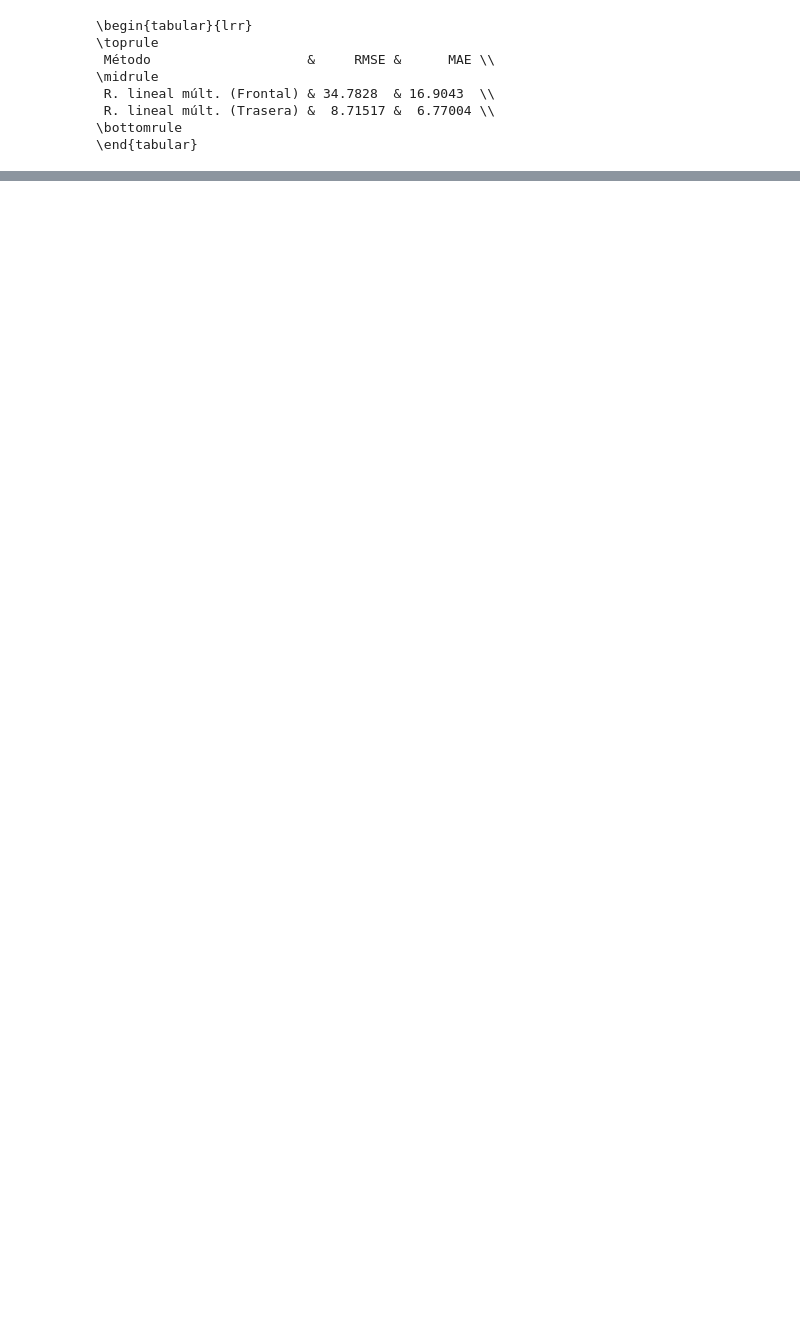
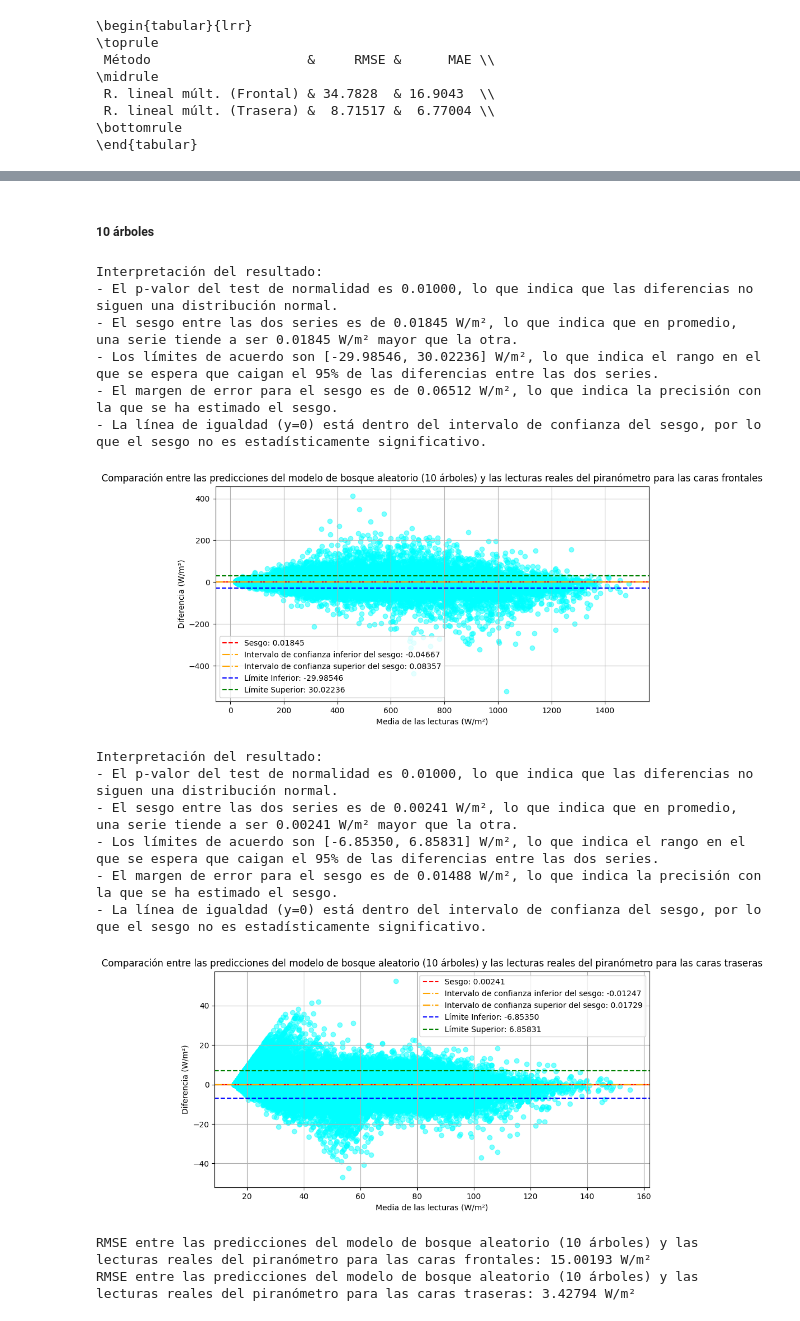
Before and after one commit to jcv00036/extracurriculares_simidat_scripts, a Jupyter notebook: cuadernos/estudio_variables.ipynb, the cells around one changed output, grey strips where cells are left out. Cells and saved outputs as stored; diff of their text form; code cells hidden in the pictures; blank space fills up the shorter version.

```diff
--- a/cuadernos/estudio_variables.ipynb
+++ b/cuadernos/estudio_variables.ipynb
@@ -9,6 +11,7 @@ import pandas as pd
 from scipy.stats import linregress                  # Para el análisis de regresión lineal
 from sklearn.linear_model import LinearRegression   # Para la regresión lineal múltiple
 from sklearn import tree                            # Para la creación de árboles de decisión
+from sklearn.ensemble import RandomForestRegressor  # Para la creación de bosques aleatorios (random forest)
 
 
 # Para poder cargar los módulos escritos en la raíz del proyecto
@@ -21,8 +24,10 @@ sys.path.insert(0, str(RAIZ_PROYECTO))
 from src.estadistica import *
 from src.representacion import *
 
-R_DATAFRAME = "../datos/out/unificado.csv"      # Ruta del dataframe en csv
+R_DATAFRAME = "../datos/out/unificado.csv"          # Ruta del dataframe en csv
 DIR_SALIDA = "../salida"
+
+SEMILLA = 1905                                      # Semilla para la generación de números aleatorios
 # %%
 # Funciones muy utilizadas en el cuaderno
 def dataframe():
@@ -499,0 +470,65 @@ print(tabla_diferencias([fila_reg_lin_mult_F, fila_reg_lin_mult_R]))
+# %% [markdown]
+##### 10 árboles
+# %%
+df = dataframe()
+
+# Elimino las filas con valores nulos en los piranómetros de grupo y horizontal; y el módulo sensor (grupo 4)
+df = df.dropna(subset=['PIR F1', 'PIR R1', 'PIR F2', 'PIR R2', 'MOD SENSOR G4'], how='any')
+
+# Creo el modelo de bosque aleatorio para las caras frontales y traseras
+X_F = df[['PIR F2', 'MOD SENSOR G4']]
+y_F = df['PIR F1']
+
+modelo_F = RandomForestRegressor(n_estimators=10, random_state=SEMILLA)
+modelo_F.fit(X_F, y_F)
+
+X_R = df[['PIR R2', 'MOD SENSOR G4']]
+y_R = df['PIR R1']
+
+modelo_R = RandomForestRegressor(n_estimators=10, random_state=SEMILLA)
+modelo_R.fit(X_R, y_R)
+
+# Obtenemos las predicciones del modelo de bosque aleatorio para las caras frontales y traseras
+df['prediccion_rf_F'] = modelo_F.predict(X_F)
+df['prediccion_rf_R'] = modelo_R.predict(X_R)
+
+# Hacemos el Bland-Altman
+resultados_F = bland_altman(df['prediccion_rf_F'], df['PIR F1'], df)
+resultados_R = bland_altman(df['prediccion_rf_R'], df['PIR R1'], df)
+
+interpretar_bland_altman(resultados_F, "W/m²")
+mostrar_bland_altman(resultados_F,
+                     "Comparación entre las predicciones del modelo de bosque aleatorio (10 árboles) y las lecturas reales del piranómetro para las caras frontales",
+                     "W/m²")
+
+interpretar_bland_altman(resultados_R, "W/m²")
+mostrar_bland_altman(resultados_R,
+                     "Comparación entre las predicciones del modelo de bosque aleatorio (10 árboles) y las lecturas reales del piranómetro para las caras traseras",
+                     "W/m²")
+
+# Calculo RMSE entre las predicciones del modelo de bosque aleatorio y las lecturas reales del piranómetro para las caras frontales y traseras
+rmse_rf_F = rmse(df['prediccion_rf_F'], df['PIR F1'])
+rmse_rf_R = rmse(df['prediccion_rf_R'], df['PIR R1'])
+print(f"RMSE entre las predicciones del modelo de bosque aleatorio (10 árboles) y las lecturas reales del piranómetro para las caras frontales: {rmse_rf_F:.5f} W/m²")
+print(f"RMSE entre las predicciones del modelo de bosque aleatorio (10 árboles) y las lecturas reales del piranómetro para las caras traseras: {rmse_rf_R:.5f} W/m²")
+
+# Compongo las filas para crear la tabla de diferencias posteriormente
+fila_rf_F_10 = fila_diferencia_series("r. forest (10 árboles)(Frontal)", df['prediccion_rf_F'], df['PIR F1'])
+fila_rf_R_10 = fila_diferencia_series("r. forest (10 árboles)(Trasera)", df['prediccion_rf_R'], df['PIR R1'])
+# %% [output]
+Interpretación del resultado:
+- El p-valor del test de normalidad es 0.01000, lo que indica que las diferencias no siguen una distribución normal.
+- El sesgo entre las dos series es de 0.01845 W/m², lo que indica que en promedio, una serie tiende a ser 0.01845 W/m² mayor que la otra.
+- Los límites de acuerdo son [-29.98546, 30.02236] W/m², lo que indica el rango en el que se espera que caigan el 95% de las diferencias entre las dos series.
+- El margen de error para el sesgo es de 0.06512 W/m², lo que indica la precisión con la que se ha estimado el sesgo.
+- La línea de igualdad (y=0) está dentro del intervalo de confianza del sesgo, por lo que el sesgo no es estadísticamente significativo.
+[figure, added]
+Interpretación del resultado:
+- El p-valor del test de normalidad es 0.01000, lo que indica que las diferencias no siguen una distribución normal.
+- El sesgo entre las dos series es de 0.00241 W/m², lo que indica que en promedio, una serie tiende a ser 0.00241 W/m² mayor que la otra.
+- Los límites de acuerdo son [-6.85350, 6.85831] W/m², lo que indica el rango en el que se espera que caigan el 95% de las diferencias entre las dos series.
+- El margen de error para el sesgo es de 0.01488 W/m², lo que indica la precisión con la que se ha estimado el sesgo.
+- La línea de igualdad (y=0) está dentro del intervalo de confianza del sesgo, por lo que el sesgo no es estadísticamente significativo.
+[figure, added]
+RMSE entre las predicciones del modelo de bosque aleatorio (10 árboles) y las lecturas reales del piranómetro para las caras frontales: 15.00193 W/m²
+RMSE entre las predicciones del modelo de bosque aleatorio (10 árboles) y las lecturas reales del piranómetro para las caras traseras: 3.42794 W/m²
```
Also changed, not shown: parts of 18 cells of this notebook, 1 other file.
